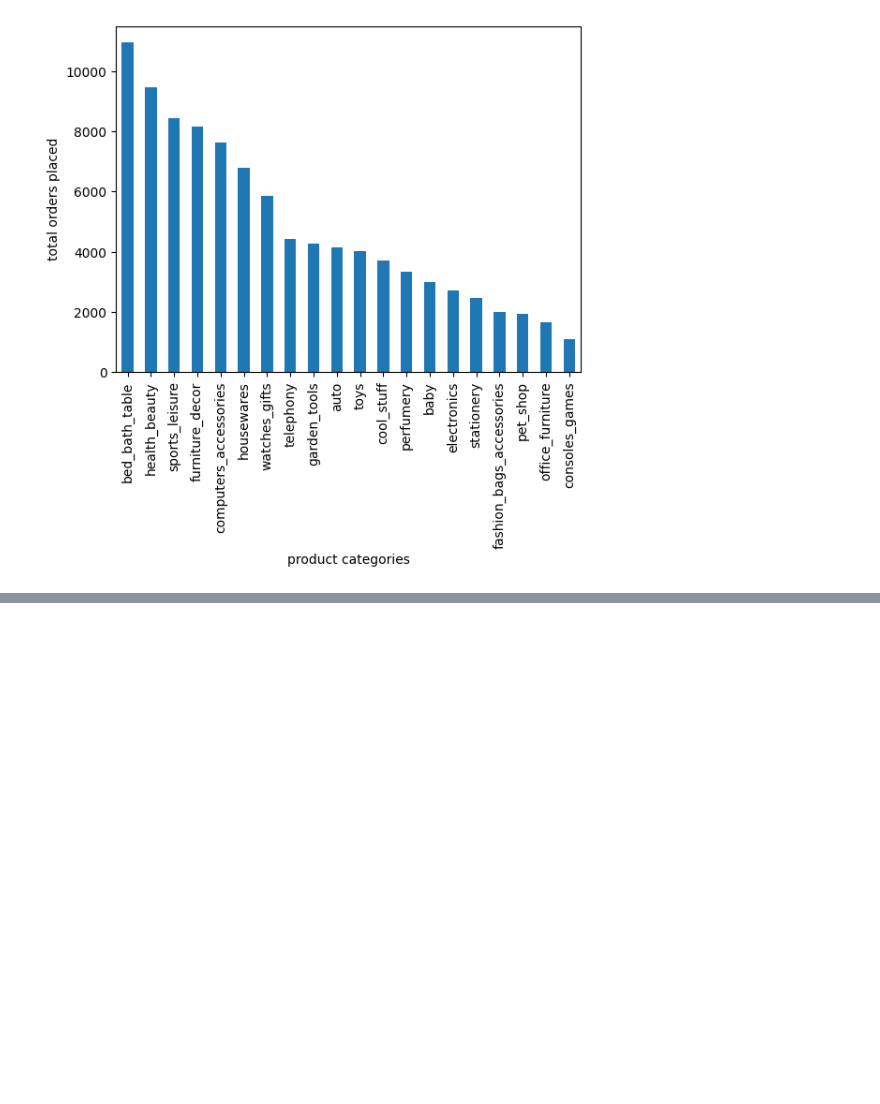
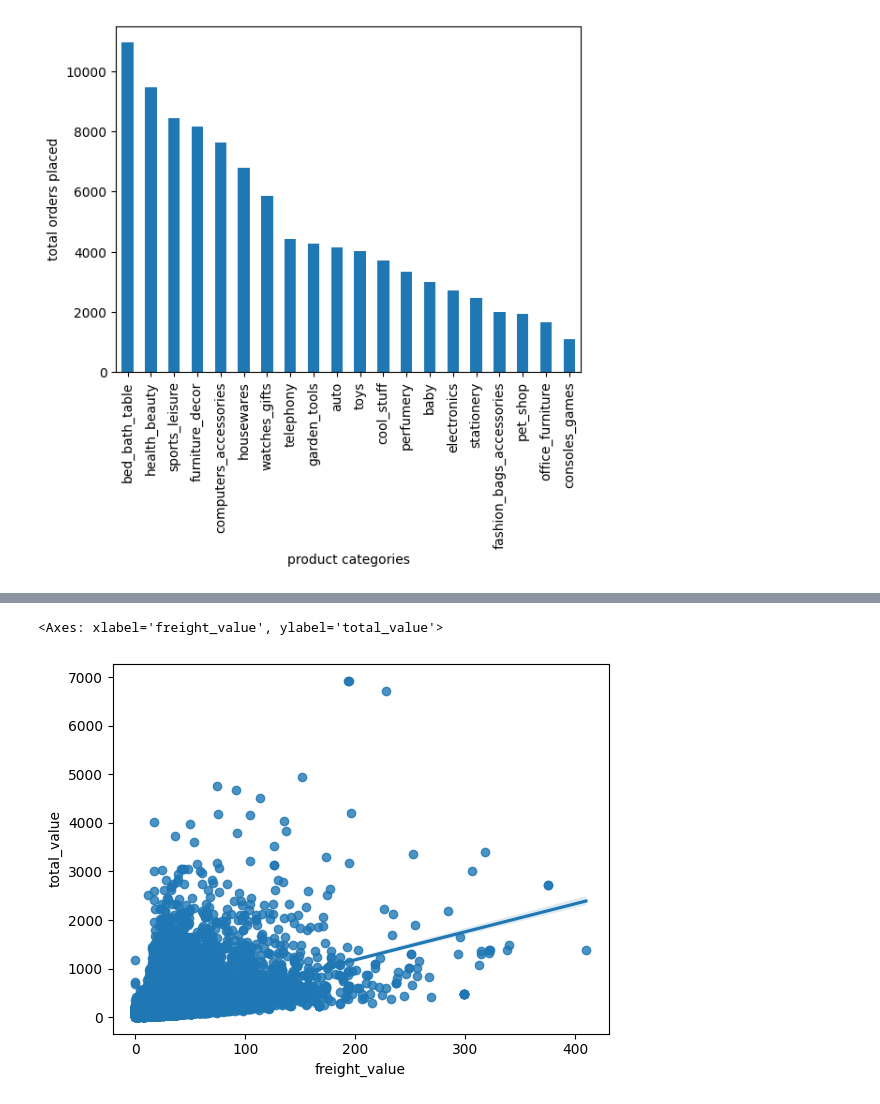
Before and after one commit to RaghavBhardwaj18/learning-data-science, a Jupyter notebook: 01-python-for-data-analysis/concepts/05-data-visualization-basics.ipynb, the cells around one changed output, grey strips where cells are left out. Cells and saved outputs as stored; diff of their text form; code cells hidden in the pictures; blank space fills up the shorter version.

```diff
--- a/01-python-for-data-analysis/concepts/05-data-visualization-basics.ipynb
+++ b/01-python-for-data-analysis/concepts/05-data-visualization-basics.ipynb
@@ -768,0 +847,6 @@ Text(0, 0.5, 'total orders placed')
+# %%
+# creating a scatter plot using regplot method of seaborn to get a regression fit line in the plot as well
+sns.regplot(x=orders_df["freight_value"], y=orders_df["total_value"])
+# %% [output]
+<Axes: xlabel='freight_value', ylabel='total_value'>
+[figure, added]
```
Also changed, not shown: parts of 8 cells of this notebook.
